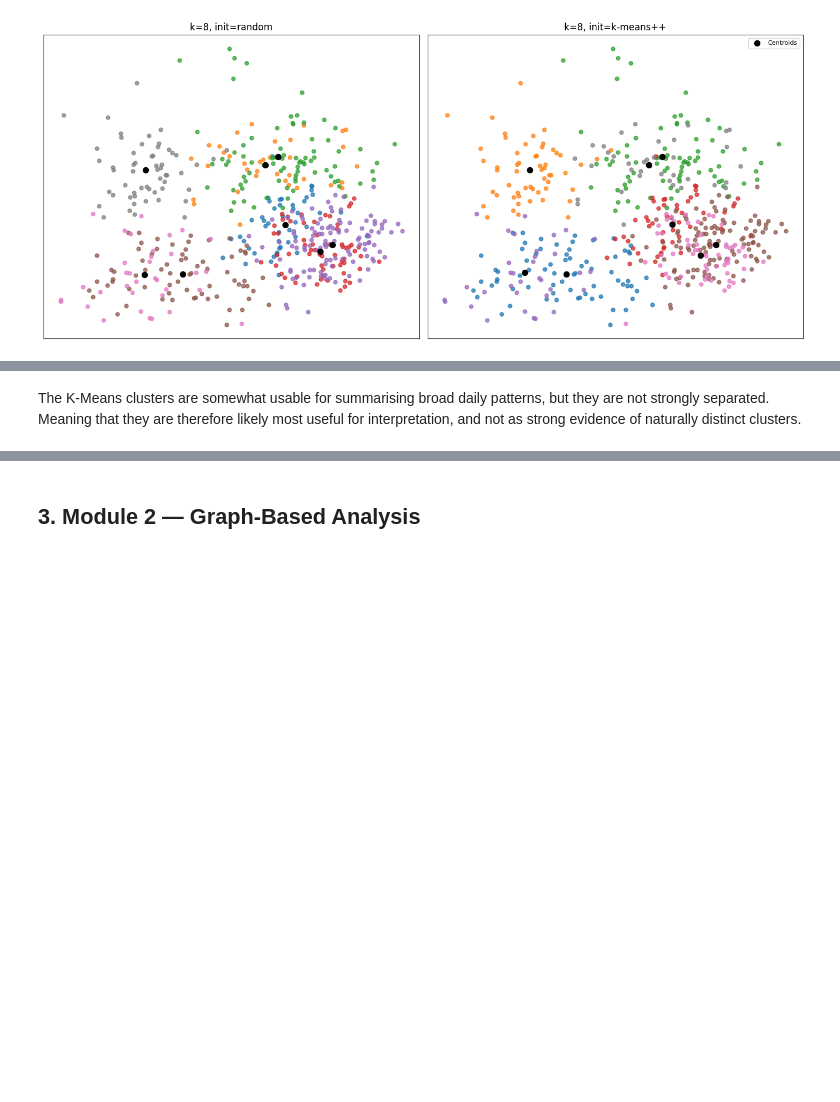
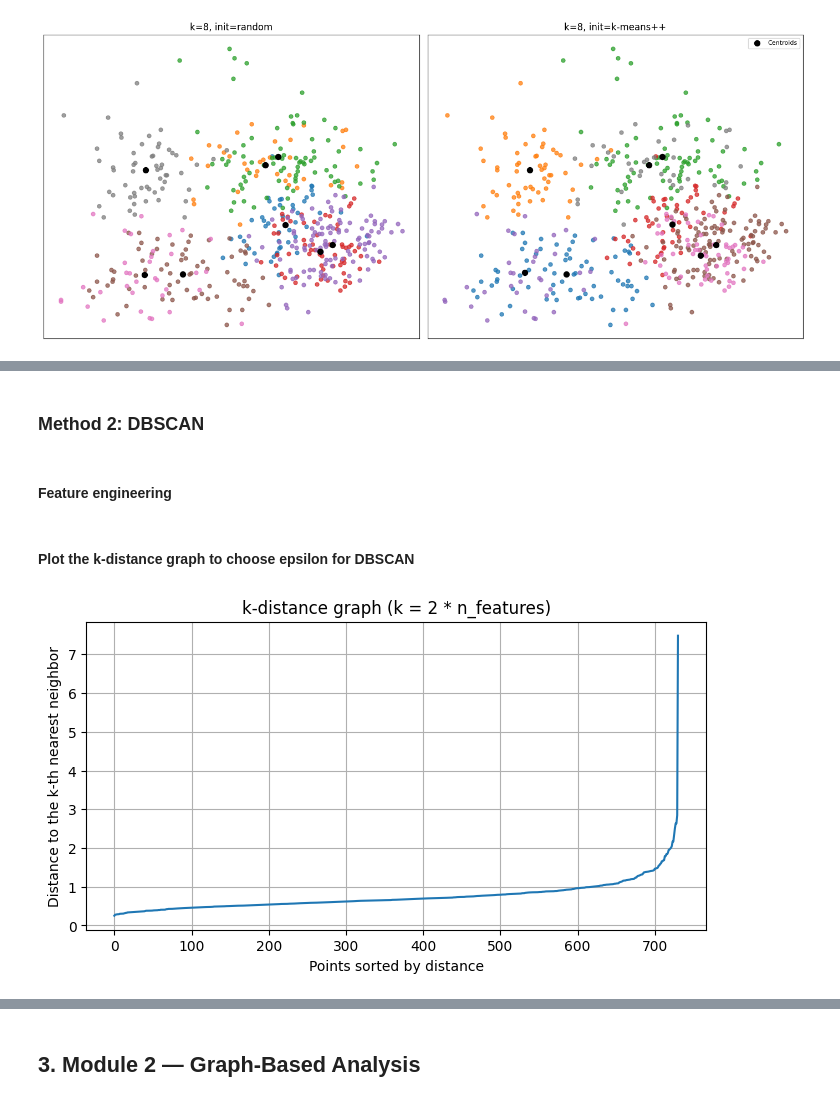
Before and after one commit to kraack-tech/DM_AU_project_group_16, a Jupyter notebook: Group16_Checkpoint1.ipynb, the cells around one changed output, grey strips where cells are left out. Cells and saved outputs as stored; diff of their text form; code cells hidden in the pictures; blank space fills up the shorter version.

```diff
--- a/Group16_Checkpoint1.ipynb
+++ b/Group16_Checkpoint1.ipynb
@@ -406,2 +421,43 @@ From the K-Means plots, `k=3` looks the cleanest and most interpretable, while `
-# %% [markdown]
-The K-Means clusters are somewhat usable for summarising broad daily patterns, but they are not strongly separated. Meaning that they are therefore likely most useful for interpretation, and not as strong evidence of naturally distinct clusters.
+# %% [markdown]
+### Method 2: DBSCAN
+# %% [markdown]
+#### Feature engineering
+# %%
+# Select base features
+features = ['temp', 'windspeed', 'workingday', 'casual', 'registered']
+
+# Log transform count variables to reduce skewness
+data_day['casual_log'] = np.log1p(data_day['casual'])
+data_day['registered_log'] = np.log1p(data_day['registered'])
+
+# Construct the feature matrix with transformed counts
+X = data_day[['temp', 'windspeed', 'workingday', 'casual_log', 'registered_log']]
+
+# Standardize features so each contributes equally to distance
+from sklearn.preprocessing import StandardScaler
+scaler = StandardScaler()
+X_scaled = scaler.fit_transform(X)
+# %% [markdown]
+#### Plot the k-distance graph to choose epsilon for DBSCAN
+# %%
+# Plot the k-distance graph to choose eps for DBSCAN
+# Set min_samples as twice the number of features
+min_samples_estimate = 2 * X.shape[1]
+
+neighbors = NearestNeighbors(n_neighbors=int(min_samples_estimate))
+neighbors_fit = neighbors.fit(X_scaled)
+distances, indices = neighbors_fit.kneighbors(X_scaled)
+distances = np.sort(distances[:, int(min_samples_estimate) - 1])
+
+plt.figure(figsize=(8, 4))
+plt.plot(distances)
+plt.title('k-distance graph (k = 2 * n_features)')
+plt.xlabel('Points sorted by distance')
+plt.ylabel('Distance to the k-th nearest neighbor')
+plt.grid(True)
+plt.show()
+
+# After plotting, inspect the curve for an elbow point.  This value of distance
+# will be used as the eps parameter for DBSCAN.
+# %% [output]
+[figure, added]
```
Also changed, not shown: parts of 13 cells of this notebook.
